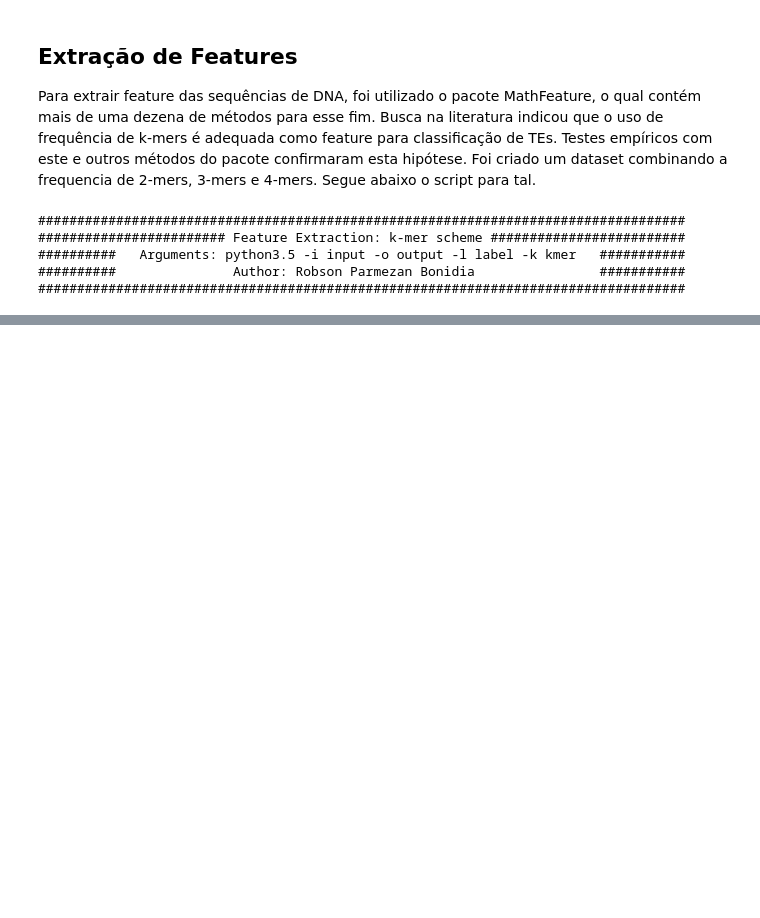
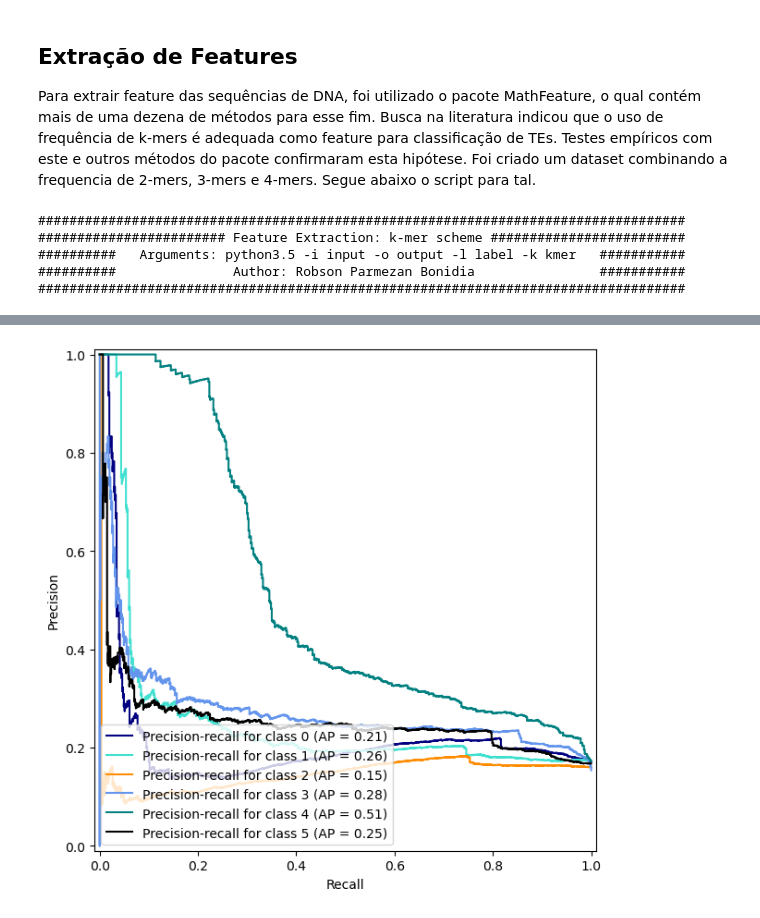
Before and after one commit to Grillo-0/bioinformatica, a Jupyter notebook: Classificacao_de_elementos_transponiveis.ipynb, the cells around one changed output, grey strips where cells are left out. Saved outputs shown, nothing was run; the diff lists cells and outputs as text; code cells hidden in the pictures; blank space fills up the shorter version.

```diff
--- a/Classificacao_de_elementos_transponiveis.ipynb
+++ b/Classificacao_de_elementos_transponiveis.ipynb
@@ -172,37 +260,86 @@ Uma breve busca na literatura de aprendizado de máquina aplicado à dados gené
 # %%
+from sklearn.multiclass import OneVsRestClassifier
+from itertools import cycle
+from sklearn.metrics import PrecisionRecallDisplay
+import matplotlib.pyplot as plt
 import numpy as np
 import pandas as pd
 from sklearn.model_selection import train_test_split, GridSearchCV
 import sklearn.svm as svm
 from sklearn.preprocessing import LabelEncoder
 from sklearn.metrics import precision_recall_curve, average_precision_score
 from sklearn.discriminant_analysis import LinearDiscriminantAnalysis
-
+from sklearn.preprocessing import label_binarize
+from sklearn.multiclass import OneVsRestClassifier
+from sklearn.pipeline import make_pipeline
+from sklearn.preprocessing import StandardScaler
+from sklearn.svm import LinearSVC
 
 # Leitura dos dados
 df = pd.read_csv("data/classification_data/2MER+3MER+4MER.csv").drop("nameseq", axis=1)
+
+repetidas = []
+for i in df.columns:
+    if("." in i or i.startswith("Unnamed") or len(i) == 1):
+        #df = df.drop(i, axis=1)
+        repetidas.append(i)
+
+df = df.drop(repetidas, axis=1)
+
 x = df.drop("label", axis=1)
 tgt_df = df["label"]
 
 X = x.to_numpy(dtype=np.float32)
+
 Y = tgt_df.to_numpy()
 class_names = sorted(np.unique(Y))
-y_encoded = LabelEncoder().fit_transform(Y)
+y_encoded = label_binarize(Y, classes=class_names)
+#y_encoded = LabelEncoder().fit_transform(Y)
 
 class_mapping = dict(zip(range(1, 7), sorted(class_names)))
 
 
 # Teste e treino
-X_train, X_test, Y_train, Y_test = train_test_split(X, y_encoded, train_size=0.5)
+X_train, X_test, Y_train, Y_test = train_test_split(X, y_encoded, train_size=0.7)
 
-# Grid Search usado para refinar os parametros
-# param_grid = {
-#     'C': [0.1, 1, 10, 100],
-#     'gamma': [1, 0.1, 0.01],
-#     'kernel': ['rbf'],
-#     "decision_function_shape" : ["ovo", "ovr"]
-# }
 
-# grid = GridSearchCV(estimator=svm.SVC(), param_grid=param_grid, cv=5, scoring="accuracy", n_jobs=-1)
-# g = grid.fit(X_train, Y_train)
-# print(g.best_params_)
+param_grid = {
+     'C': [0.1, 1, 10, 100],
+     'gamma': [1, 0.1, 0.01],
+     'kernel': ['rbf'],
+     "decision_function_shape" : ["ovo", "ovr"]
+ }
+
+classifier = OneVsRestClassifier(
+    make_pipeline(StandardScaler(),  svm.SVC())
+)
+
+classifier.fit(X_train, Y_train)
+
+y_score = classifier.decision_function(X_test)
+
+# setup plot details
+colors = cycle(["navy", "turquoise", "darkorange", "cornflowerblue", "teal", "black"])
+
+_, ax = plt.subplots(figsize=(7, 8))
+
+# For each class
+precision = dict()
+recall = dict()
+average_precision = dict()
+for i in range(6):
+    precision[i], recall[i], _ = precision_recall_curve(Y_test[:, i], y_score[:, i])
+    average_precision[i] = average_precision_score(Y_test[:, i], y_score[:, i])
+
+
+for i, color in zip(range(6), colors):
+    display = PrecisionRecallDisplay(
+        recall=recall[i],
+        precision=precision[i],
+        average_precision=average_precision[i],
+    )
+    display.plot(ax=ax, name=f"Precision-recall for class {i}", color=color)
+
+plt.show()
+# %% [output]
+[figure, added]
```
Also changed, not shown: parts of 12 cells of this notebook.
